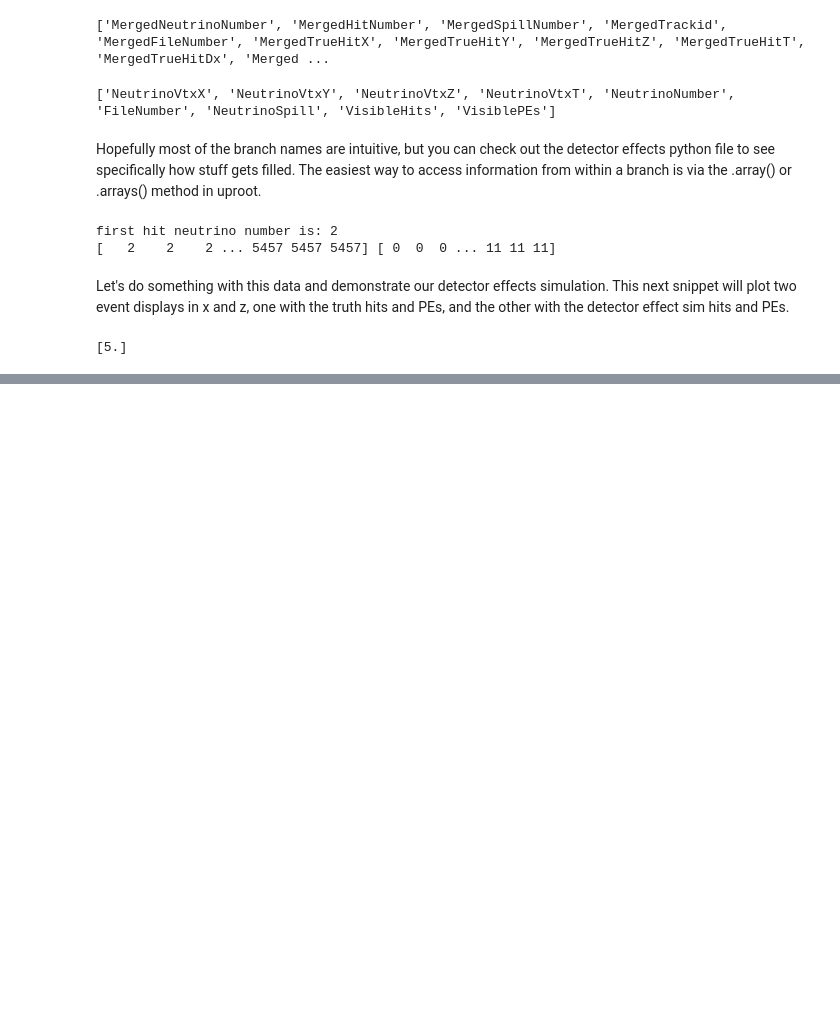
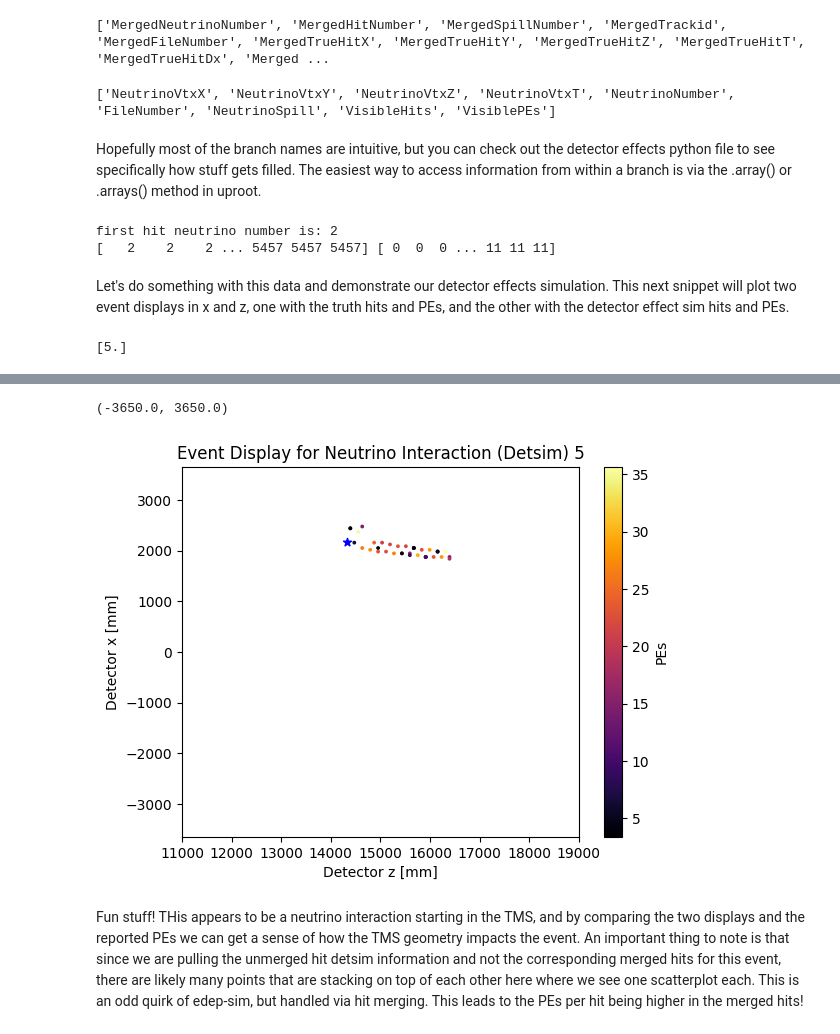
Before and after one commit to wer2ct/DUNE-TMS-SLAC, a Jupyter notebook: misc/DUNE_TMS_SLAC_overview.ipynb, the cells around one changed output, grey strips where cells are left out. Saved outputs shown, nothing was run; the diff lists cells and outputs as text; code cells hidden in the pictures; blank space fills up the shorter version.

```diff
--- a/misc/DUNE_TMS_SLAC_overview.ipynb
+++ b/misc/DUNE_TMS_SLAC_overview.ipynb
@@ -103,0 +121,14 @@ print(np.unique(selected_info_array[:,0])) #nice, only have events with neutrino
+# %%
+plt.scatter(selected_info_array[:,6], selected_info_array[:,5], c= selected_info_array[:,-1], cmap = 'inferno', s =3)
+plt.colorbar(label = 'PEs')
+plt.xlabel("Detector z [mm]")
+plt.ylabel("Detector x [mm]")
+plt.title(f"Event Display for Neutrino Interaction (Detsim) {chosen_interaction_nn}")
+plt.scatter(vtx_z,vtx_x, marker = '*', c = 'blue')
+plt.xlim((11000,19000))
+plt.ylim((-3650,3650))
+# %% [output]
+(-3650.0, 3650.0)
+[figure, added]
+# %% [markdown]
+Fun stuff! THis appears to be a neutrino interaction starting in the TMS, and by comparing the two displays and the reported PEs we can get a sense of how the TMS geometry impacts the event. An important thing to note is that since we are pulling the unmerged hit detsim information and not the corresponding merged hits for this event, there are likely many points that are stacking on top of each other here where we see one scatterplot each. This is an odd quirk of edep-sim, but handled via hit merging. This leads to the PEs per hit being higher in the merged hits!
```
Also changed, not shown: parts of 2 cells of this notebook.
